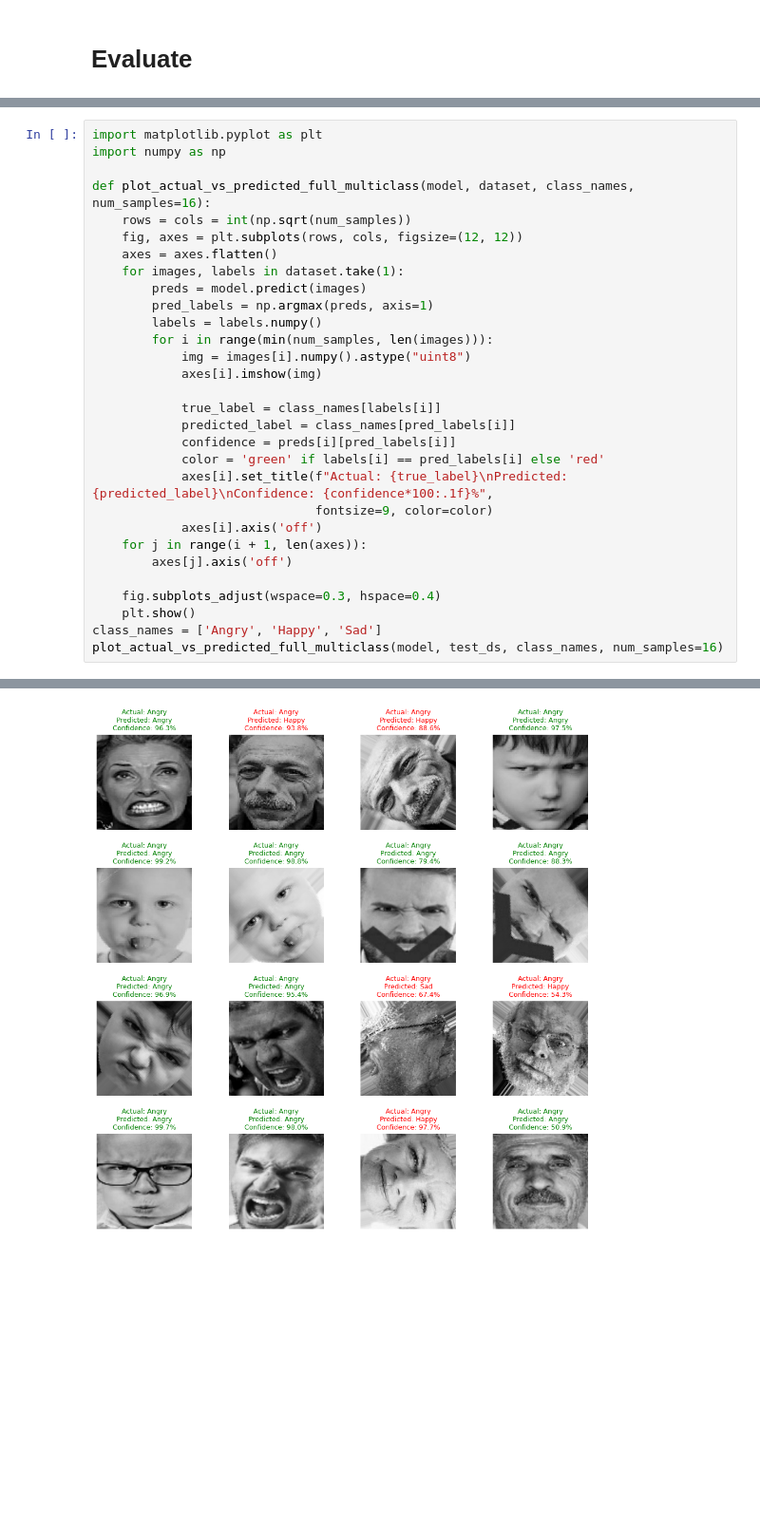
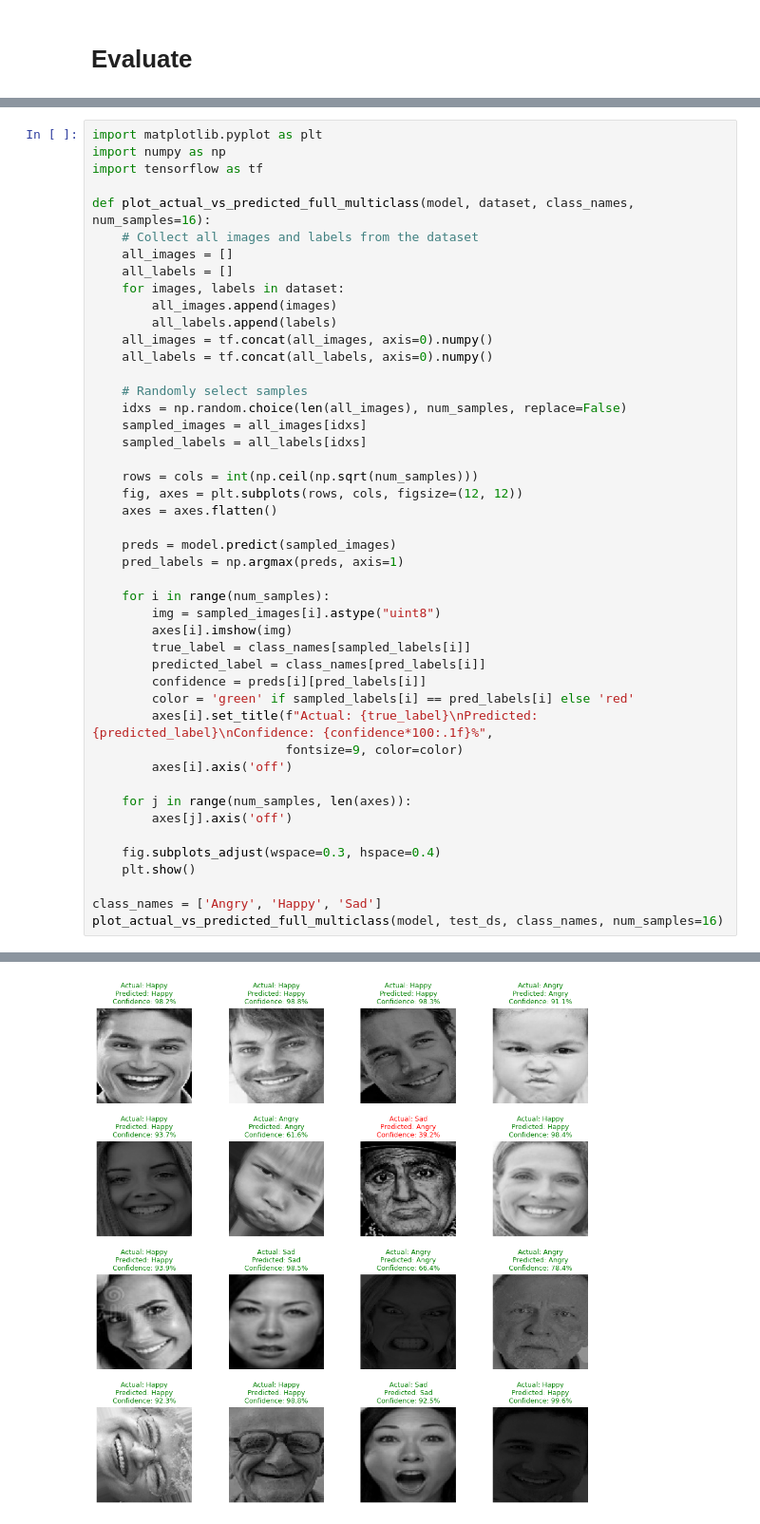
Before and after one commit to Arestokratt/Human_Emotion_Detections_CV, a Jupyter notebook: human_detection_CV.ipynb, the cells around one changed output, grey strips where cells are left out. Shown at 95% size. Saved outputs shown, nothing was run; the diff lists cells and outputs as text; blank space fills up the shorter version.

```diff
--- a/human_detection_CV.ipynb
+++ b/human_detection_CV.ipynb
@@ -276,31 +283,47 @@ weighted avg     0.8879    0.8872    0.8871      2278
 # %%
 import matplotlib.pyplot as plt
 import numpy as np
+import tensorflow as tf
 
 def plot_actual_vs_predicted_full_multiclass(model, dataset, class_names, num_samples=16):
-    rows = cols = int(np.sqrt(num_samples))
+    # Collect all images and labels from the dataset
+    all_images = []
+    all_labels = []
+    for images, labels in dataset:
+        all_images.append(images)
+        all_labels.append(labels)
+    all_images = tf.concat(all_images, axis=0).numpy()
+    all_labels = tf.concat(all_labels, axis=0).numpy()
+
+    # Randomly select samples
+    idxs = np.random.choice(len(all_images), num_samples, replace=False)
+    sampled_images = all_images[idxs]
+    sampled_labels = all_labels[idxs]
+
+    rows = cols = int(np.ceil(np.sqrt(num_samples)))
     fig, axes = plt.subplots(rows, cols, figsize=(12, 12))
     axes = axes.flatten()
-    for images, labels in dataset.take(1):
-        preds = model.predict(images)
-        pred_labels = np.argmax(preds, axis=1)
-        labels = labels.numpy()
-        for i in range(min(num_samples, len(images))):
-            img = images[i].numpy().astype("uint8")
-            axes[i].imshow(img)
 
-            true_label = class_names[labels[i]]
-            predicted_label = class_names[pred_labels[i]]
-            confidence = preds[i][pred_labels[i]]
-            color = 'green' if labels[i] == pred_labels[i] else 'red'
-            axes[i].set_title(f"Actual: {true_label}\nPredicted: {predicted_label}\nConfidence: {confidence*100:.1f}%",
-                              fontsize=9, color=color)
-            axes[i].axis('off')
-    for j in range(i + 1, len(axes)):
+    preds = model.predict(sampled_images)
+    pred_labels = np.argmax(preds, axis=1)
+
+    for i in range(num_samples):
+        img = sampled_images[i].astype("uint8")
+        axes[i].imshow(img)
+        true_label = class_names[sampled_labels[i]]
+        predicted_label = class_names[pred_labels[i]]
+        confidence = preds[i][pred_labels[i]]
+        color = 'green' if sampled_labels[i] == pred_labels[i] else 'red'
+        axes[i].set_title(f"Actual: {true_label}\nPredicted: {predicted_label}\nConfidence: {confidence*100:.1f}%",
+                          fontsize=9, color=color)
+        axes[i].axis('off')
+
+    for j in range(num_samples, len(axes)):
         axes[j].axis('off')
 
     fig.subplots_adjust(wspace=0.3, hspace=0.4)
     plt.show()
+
 class_names = ['Angry', 'Happy', 'Sad']
 plot_actual_vs_predicted_full_multiclass(model, test_ds, class_names, num_samples=16)
 # %% [output]
@@ -308 +333 @@ plot_actual_vs_predicted_full_multiclass(model, test_ds, class_names, num_sample
-[figure, old version]
+[figure, new version]
```
Also changed, not shown: parts of 8 cells of this notebook, 3 other files.
